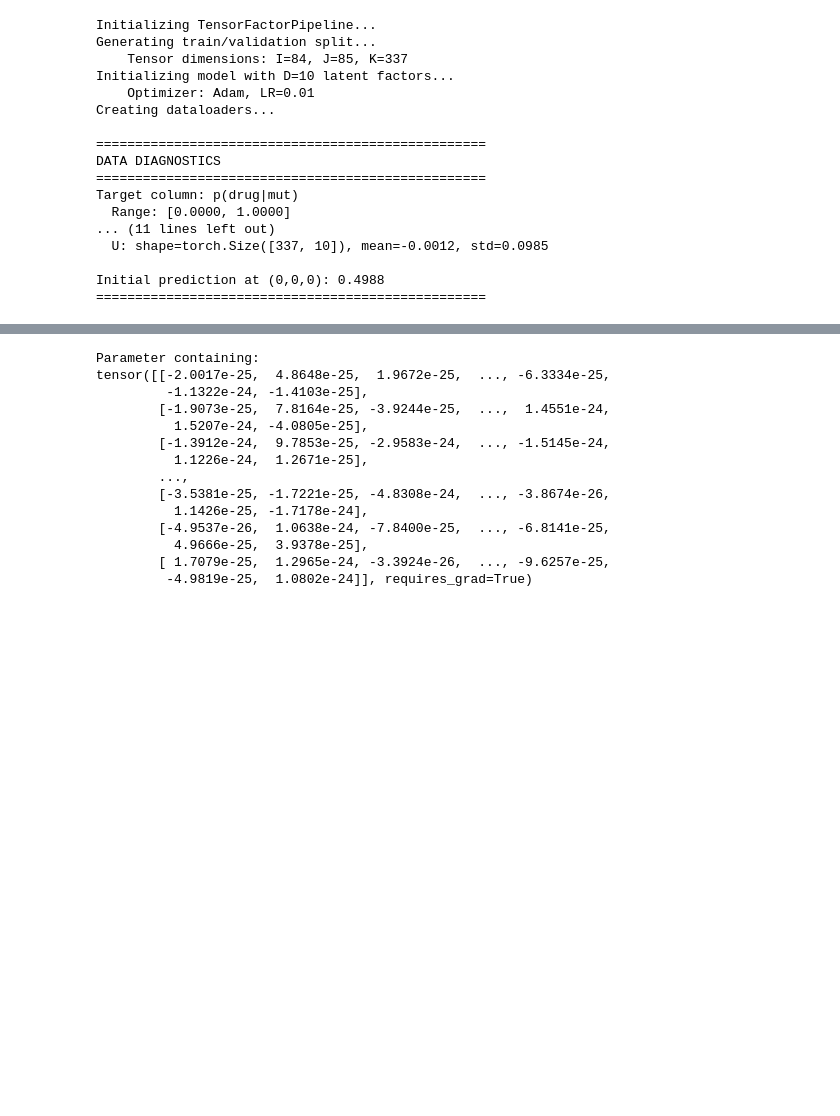
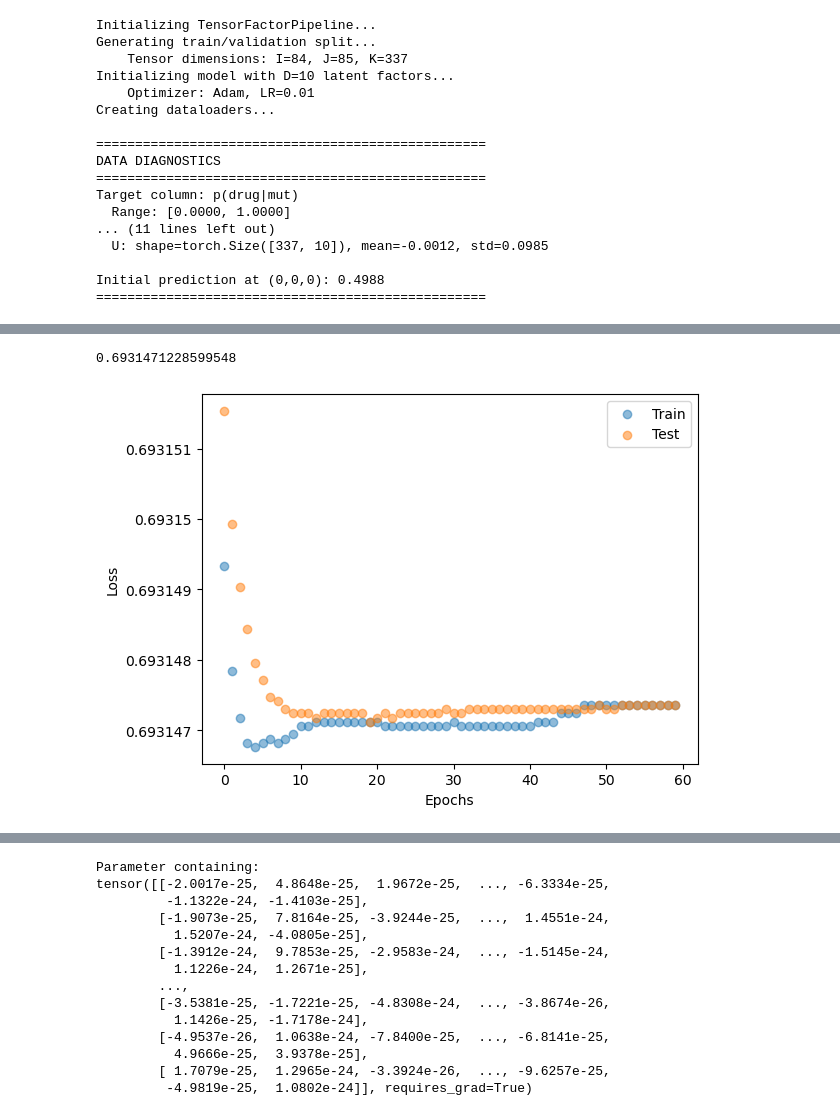
Before and after one commit to choderalab/missense-kinase-toolkit, a Jupyter notebook: notebooks/factor_model.ipynb, the cells around one changed output, grey strips where cells are left out. Drawn from its saved outputs; the diff is of its cells as text; code cells hidden in the pictures; blank space fills up the shorter version.

```diff
--- a/notebooks/factor_model.ipynb
+++ b/notebooks/factor_model.ipynb
@@ -5,7 +5,7 @@ from mkt.ml.models.factor_model import TensorFactorPipeline
 # %%
 df_factor = pd.read_csv("/data1/tanseyw/projects/whitej/missense-kinase-toolkit/data/mskimpact_treatment_factor.csv")
 # %%
-tensor_factor_pipeline = TensorFactorPipeline(df=df_factor, D=10)
+tensor_factor_pipeline = TensorFactorPipeline(df=df_factor, D=10, epochs=1000)
 # %% [output]
 Initializing TensorFactorPipeline...
 Generating train/validation split...
@@ -38,0 +60,18 @@ Epoch 4: Train Loss = 0.693147, Val Loss = 0.693148
+# %%
+min(test_losses)
+# %% [output]
+0.6931471228599548
+# %%
+end = 60
+plt.scatter(x=range(len(train_losses[:end])), y=train_losses[:end], alpha=0.5, label="Train");
+plt.scatter(x=range(len(test_losses[:end])), y=test_losses[:end], alpha=0.5, label="Test");
+plt.legend(loc='upper right');
+
+ax = plt.gca()
+formatter = StrMethodFormatter('{x:.6g}')
+ax.yaxis.set_major_formatter(formatter)
+
+plt.xlabel("Epochs");
+plt.ylabel("Loss");
+# %% [output]
+[figure, added]
```
Also changed, not shown: parts of 12 cells of this notebook.
